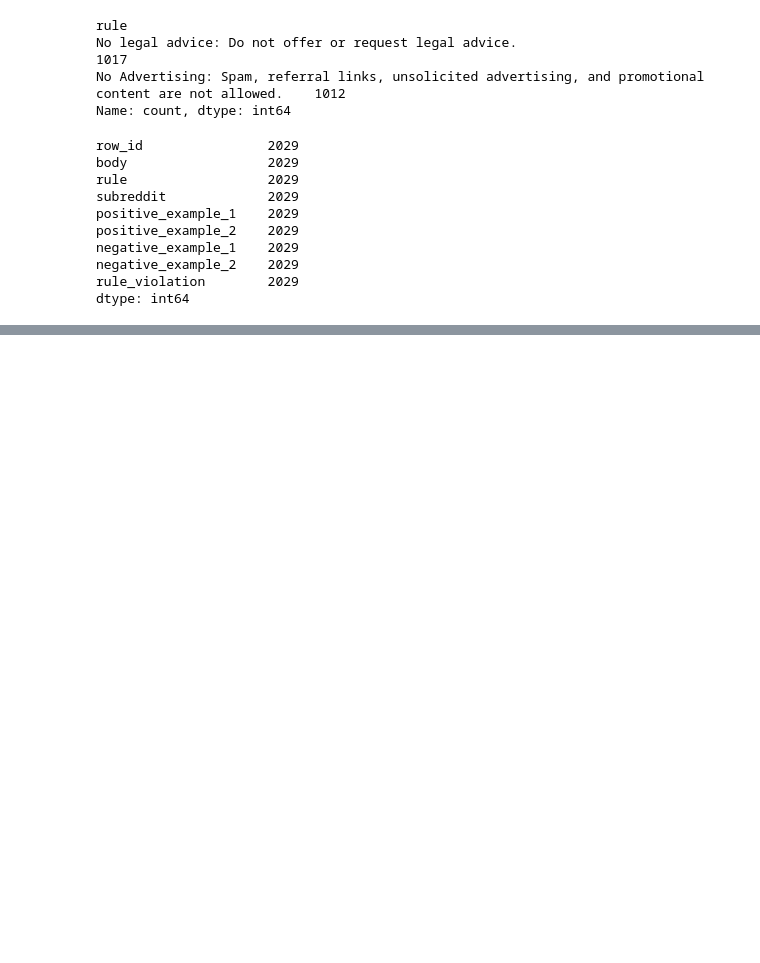
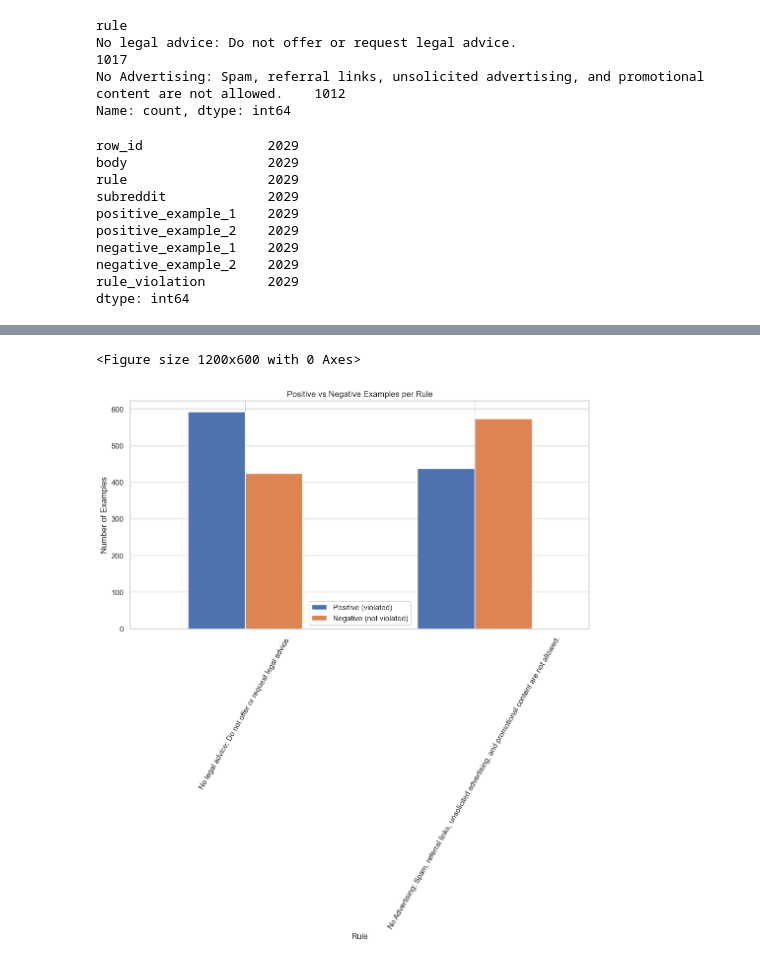
Before and after one commit to comicsans-02/Community-Rules-Classification---AI6102, a Jupyter notebook: notebooks/00_eda.ipynb, the cells around one changed output, grey strips where cells are left out. Cells and saved outputs as stored; diff of their text form; code cells hidden in the pictures; blank space fills up the shorter version.

```diff
--- a/notebooks/00_eda.ipynb
+++ b/notebooks/00_eda.ipynb
@@ -49,0 +92,34 @@ test_df = pd.read_csv("../data/raw/test.csv")
+# %%
+# Count positives and negatives for each rule
+rule_counts = (
+    train_df.groupby(["rule", "rule_violation"])
+    .size()
+    .reset_index(name="count")
+    .pivot(index="rule", columns="rule_violation", values="count")
+    .fillna(0)
+)
+
+rule_counts.columns = ["negative_examples", "positive_examples"]
+
+# Sort by total examples and take top 15 rules
+rule_counts["total"] = rule_counts.sum(axis=1)
+top_rules = rule_counts.sort_values("total", ascending=False).head(15)
+
+# Plot
+plt.figure(figsize=(12,6))
+top_rules[["positive_examples", "negative_examples"]].plot(
+    kind="bar",
+    stacked=False,
+    figsize=(12,6)
+)
+
+plt.title("Positive vs Negative Examples per Rule")
+plt.xlabel("Rule")
+plt.ylabel("Number of Examples")
+plt.xticks(rotation=60)
+plt.legend(["Positive (violated)", "Negative (not violated)"])
+plt.tight_layout()
+plt.show()
+# %% [output]
+<Figure size 1200x600 with 0 Axes>
+[figure, added]
```
Also changed, not shown: parts of 5 cells of this notebook, 17 other files.
